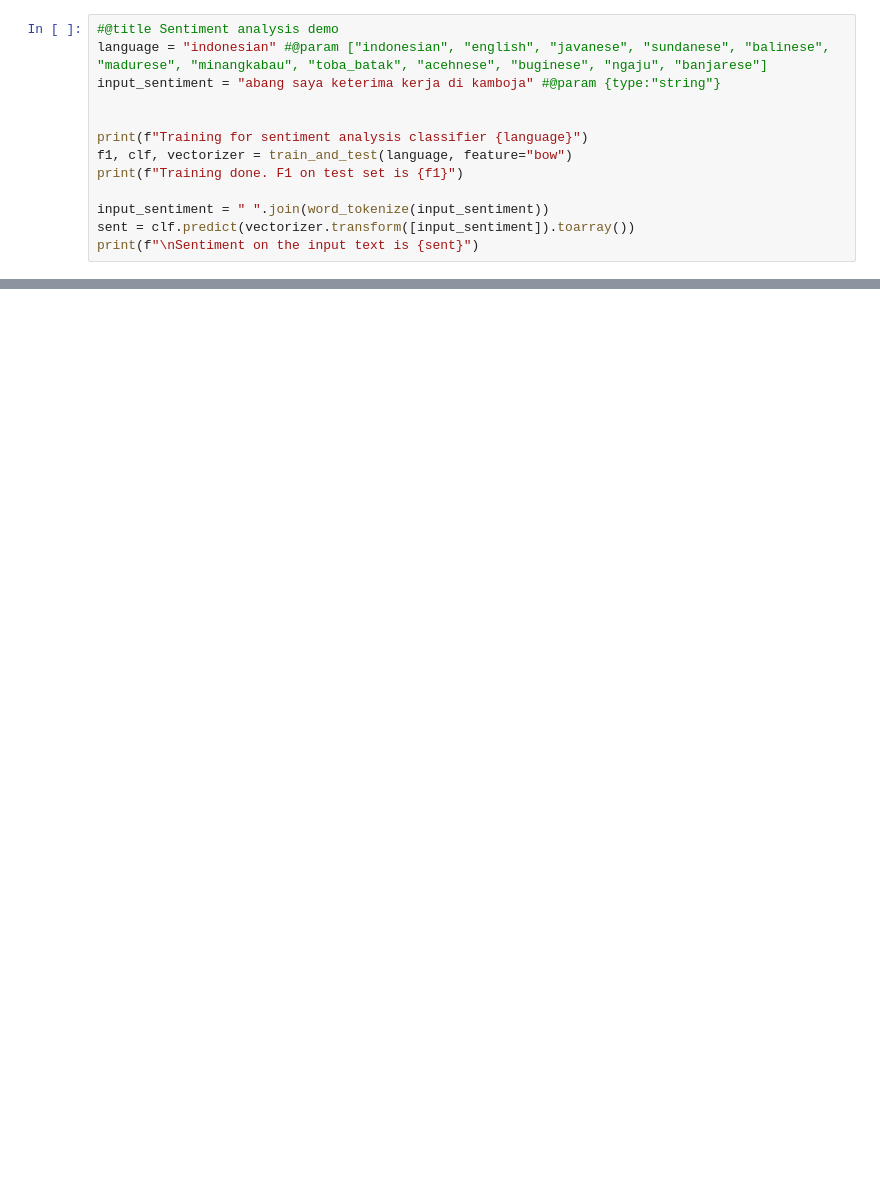
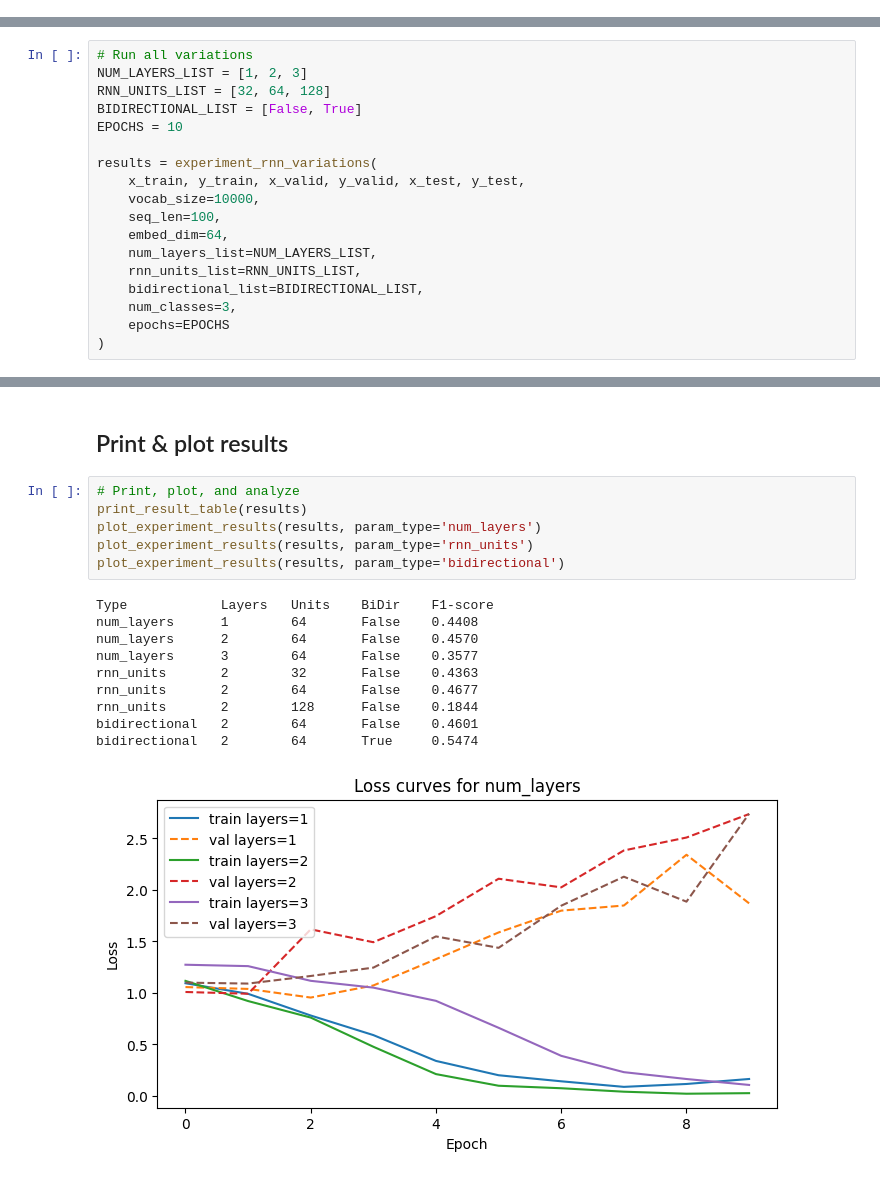
Before and after one commit to mroihn/Tubes-2-ML, a Jupyter notebook: rnn/rnn.ipynb, the cells around one changed output, grey strips where cells are left out. Drawn from its saved outputs; the diff is of its cells as text; blank space fills up the shorter version.

```diff
--- a/rnn/rnn.ipynb
+++ b/rnn/rnn.ipynb
@@ -107,13 +245,0 @@ def train_and_test(lang, directory="/content/nusax/datasets/sentiment/", feature
-# %%
-#@title Sentiment analysis demo
-language = "indonesian" #@param ["indonesian", "english", "javanese", "sundanese", "balinese", "madurese", "minangkabau", "toba_batak", "acehnese", "buginese", "ngaju", "banjarese"]
-input_sentiment = "abang saya keterima kerja di kamboja" #@param {type:"string"}
-
-
-print(f"Training for sentiment analysis classifier {language}")
-f1, clf, vectorizer = train_and_test(language, feature="bow")
-print(f"Training done. F1 on test set is {f1}")
-
-input_sentiment = " ".join(word_tokenize(input_sentiment))
-sent = clf.predict(vectorizer.transform([input_sentiment]).toarray())
-print(f"\nSentiment on the input text is {sent}")
@@ -335,0 +378,18 @@ Macro F1-score on test: 0.3489
+# %%
+# Run all variations
+NUM_LAYERS_LIST = [1, 2, 3]
+RNN_UNITS_LIST = [32, 64, 128]
+BIDIRECTIONAL_LIST = [False, True]
+EPOCHS = 10
+
+results = experiment_rnn_variations(
+    x_train, y_train, x_valid, y_valid, x_test, y_test,
+    vocab_size=10000,
+    seq_len=100,
+    embed_dim=64,
+    num_layers_list=NUM_LAYERS_LIST,
+    rnn_units_list=RNN_UNITS_LIST,
+    bidirectional_list=BIDIRECTIONAL_LIST,
+    num_classes=3,
+    epochs=EPOCHS
+)
@@ -335,0 +428,19 @@ Macro F1-score on test: 0.3489
+# %% [markdown]
+## Print & plot results
+# %%
+# Print, plot, and analyze
+print_result_table(results)
+plot_experiment_results(results, param_type='num_layers')
+plot_experiment_results(results, param_type='rnn_units')
+plot_experiment_results(results, param_type='bidirectional')
+# %% [output]
+Type            Layers   Units    BiDir    F1-score
+num_layers      1        64       False    0.4408
+num_layers      2        64       False    0.4570
+num_layers      3        64       False    0.3577
+rnn_units       2        32       False    0.4363
+rnn_units       2        64       False    0.4677
+rnn_units       2        128      False    0.1844
+bidirectional   2        64       False    0.4601
+bidirectional   2        64       True     0.5474
+[figure, added]
```
Also changed, not shown: parts of 22 cells of this notebook.
